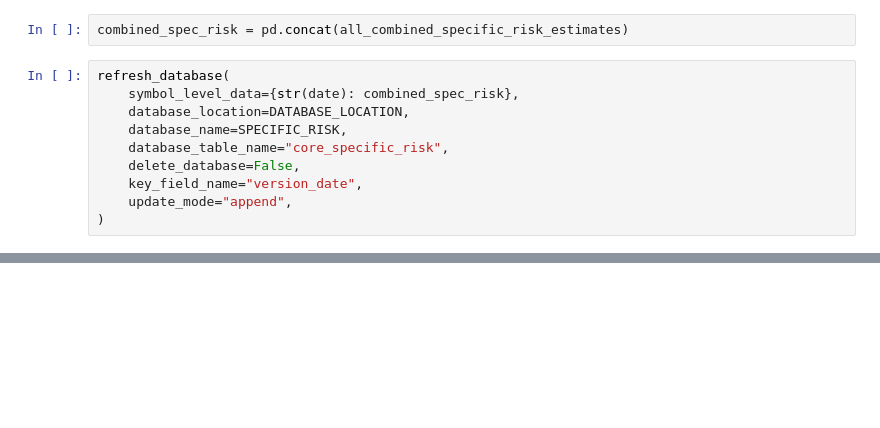
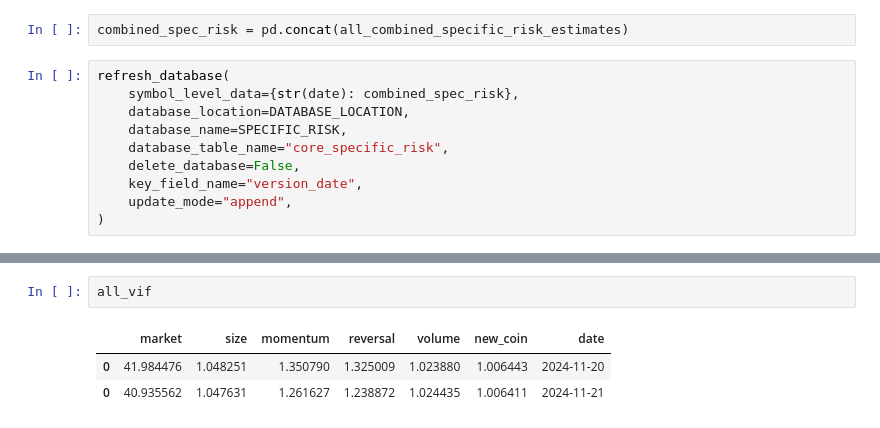
Before and after one commit to bebesi33/crypto_project, a Jupyter notebook: factor_model/scripts/database_update.ipynb, the cells around one changed output, grey strips where cells are left out. Cells and saved outputs as stored; diff of their text form; blank space fills up the shorter version.

```diff
--- a/factor_model/scripts/database_update.ipynb
+++ b/factor_model/scripts/database_update.ipynb
@@ -515,0 +519,6 @@ all_tstat
+# %%
+all_vif
+# %% [output]
+|  | market | size | momentum | reversal | volume | new_coin | date |
+| 0 | 41.984476 | 1.048251 | 1.350790 | 1.325009 | 1.023880 | 1.006443 | 2024-11-20 |
+| 0 | 40.935562 | 1.047631 | 1.261627 | 1.238872 | 1.024435 | 1.006411 | 2024-11-21 |
```
Also changed, not shown: parts of 6 cells of this notebook, 1 other file.
